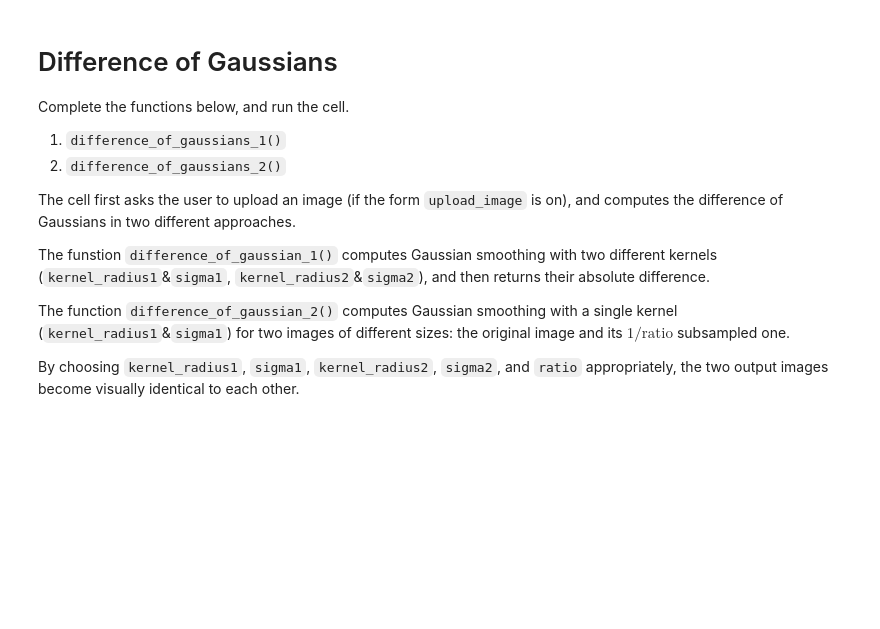
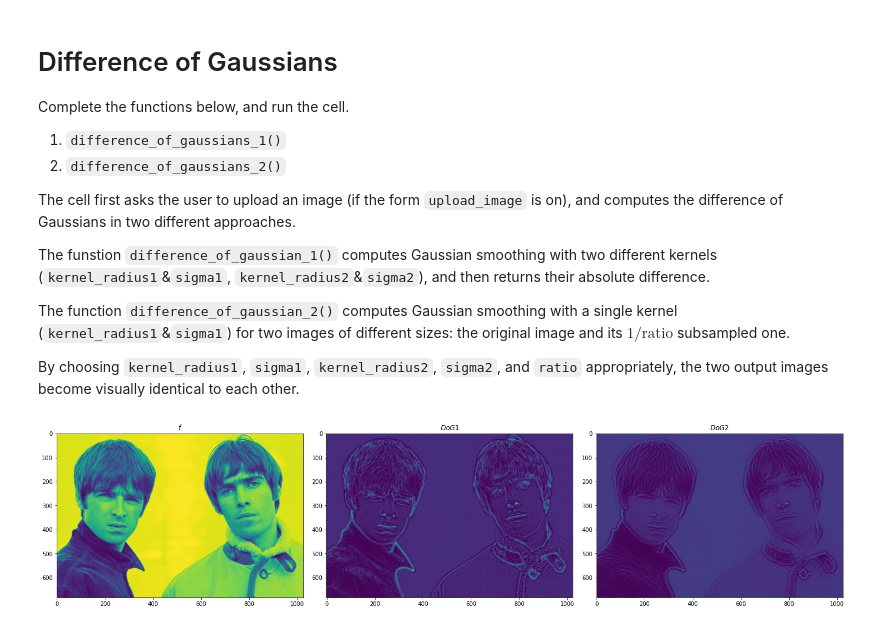
Before and after one commit to GenkiK/lectures, a Jupyter notebook: computer-vision/p2_ImageFiltering/p2_my_work.ipynb, the cells around one changed output. Drawn from its saved outputs; the diff is of its cells as text; code cells hidden in the pictures; blank space fills up the shorter version.

```diff
--- a/computer-vision/p2_ImageFiltering/p2_my_work.ipynb
+++ b/computer-vision/p2_ImageFiltering/p2_my_work.ipynb
@@ -269,7 +268,6 @@ ratio = 2 #@param {type:"integer"}
 import cv2
 import numpy as np
 import matplotlib.pyplot as plt
-from google.colab import files
 
 
 def difference_of_gaussians_1(f, kernel_radius1, sigma1, kernel_radius2, sigma2):
@@ -281,61 +279,59 @@ def difference_of_gaussians_1(f, kernel_radius1, sigma1, kernel_radius2, sigma2)
     assert sigma1 > 0
     assert sigma2 > 0
     # g1 = f* Gaussian of kernel size=(kernel_radius1*2+1, kernel_radius1*2+1), variance=sigma1
+    kernel1 = gaussian_kernel(sigma1, kernel_radius1)
+    g1 = convolve(f, kernel1)
 
     # g2 = f * Gaussian of kernel size=(kernel_radius2*2+1, kernel_radius2*2+1), variance=sigma2
+    kernel2 = gaussian_kernel(sigma2, kernel_radius2)
+    g2 = convolve(f, kernel2)
 
     # return |g1 - g2| as np.uint8 array
-
+    return np.abs(g1 - g2)
 
 
 def difference_of_gaussians_2(f, kernel_radius, sigma, ratio):
     """
     Computes the difference of Gaussians
     """
     assert kernel_radius1 > 0
     assert kernel_radius2 > 0
     assert sigma1 > 0
     assert sigma2 > 0
     # g1 = f * Gaussian of kernel size=(kernel_radius*2+1, kernel_radius*2+1), variance=sigma
+    kernel1 = gaussian_kernel(sigma, kernel_radius)
+    g1 = convolve(f, kernel1)
 
     # g2 = 1/ratio size image of f
+    g2 = subsampling(f, ratio)
 
     # g3 = g2 * Gaussian of kernel size=(kernel_radius*2+1, kernel_radius*2+1), variance=sigma
+    kernel2 = gaussian_kernel(sigma, kernel_radius * 2 + 1)
+    g3 = convolve(g2, kernel2)
 
     # g4 = upsampling of g3 to the original size of f
+    g4 = np.zeros_like(g1)
+    small_h, small_w = g3.shape
+    for i in range(small_h):
+        for j in range(small_w):
+            g4[ratio * i : ratio * (i + 1), ratio * j : ratio * (j + 1)] = g3[i, j]
 
     # return |g1 - g4| as np.uint8 array
+    return np.abs(g1 - g4)
 
 
-
-def upload_sub(msg):
-    print(msg)
-    f = files.upload()
-    if bool(f) is False:
-        return None
-    fname = list(f.keys())[0]
-    return fname
-
-
-def upload(msg):
-    f = None
-    while f is None:
-        f = upload_sub(msg)
-    return f
-
-
-if upload_image is True:
-    f = cv2.imread(upload('IMAGE:'), cv2.IMREAD_GRAYSCALE)
-
+f = cv2.imread("./images/oasis.jpg", cv2.IMREAD_GRAYSCALE)
 g1 = difference_of_gaussians_1(f, kernel_radius1, sigma1, kernel_radius2, sigma2)
 g2 = difference_of_gaussians_2(f, kernel_radius1, sigma1, ratio)
 
-fig, axes = plt.subplots(1, 3)
+fig, axes = plt.subplots(1, 3, figsize=(20, 10))
 axes[0].imshow(f)
 axes[0].set_title(r'$f$')
 axes[1].imshow(g1)
 axes[1].set_title(r'$DoG1$')
 axes[2].imshow(g2)
 axes[2].set_title(r'$DoG2$')
 fig.tight_layout()
 plt.show(fig)
+# %% [output]
+[figure, added]
```
Also changed, not shown: parts of 1 cell of this notebook.
